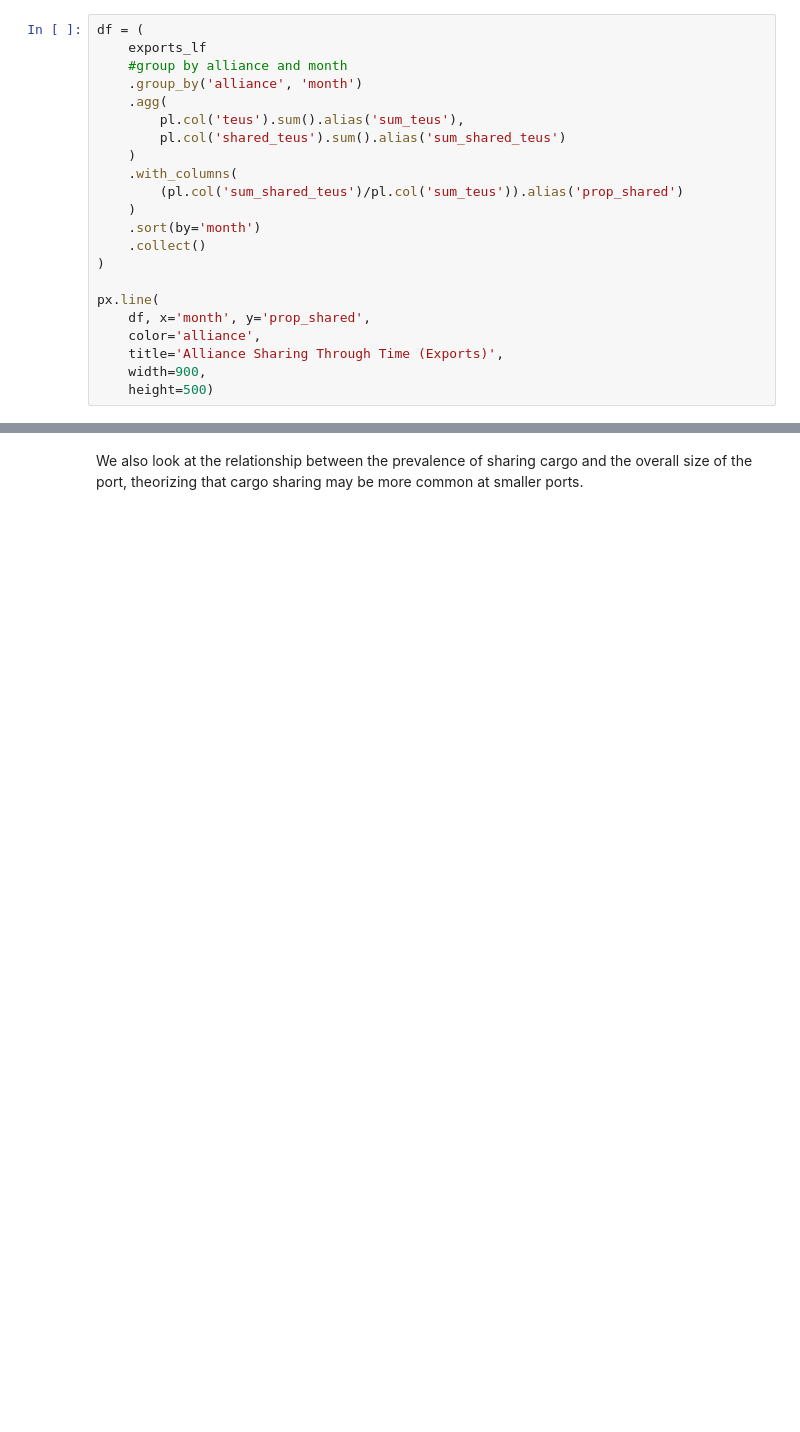
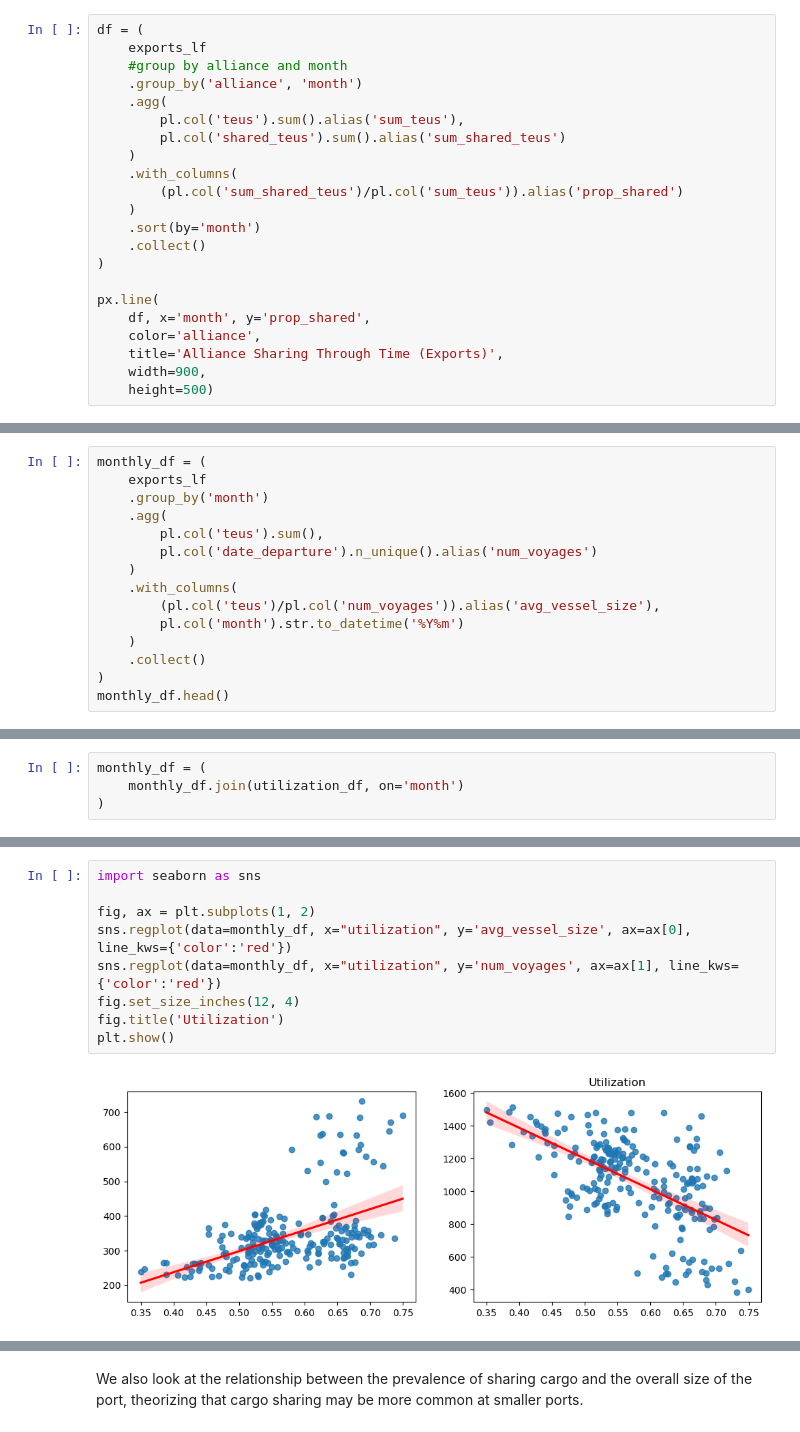
Before and after one commit to epistemetrica/Ocean-Carrier-Alliances-Project, a Jupyter notebook: oca_analyze_pnrec.ipynb, the cells around one changed output, grey strips where cells are left out. Saved outputs shown, nothing was run; the diff lists cells and outputs as text; blank space fills up the shorter version.

```diff
--- a/oca_analyze_pnrec.ipynb
+++ b/oca_analyze_pnrec.ipynb
@@ -556,0 +824,15 @@ px.line(
+# %%
+monthly_df = (
+    exports_lf
+    .group_by('month')
+    .agg(
+        pl.col('teus').sum(),
+        pl.col('date_departure').n_unique().alias('num_voyages')
+    )
+    .with_columns(
+        (pl.col('teus')/pl.col('num_voyages')).alias('avg_vessel_size'),
+        pl.col('month').str.to_datetime('%Y%m')
+    )
+    .collect()
+)
+monthly_df.head()
@@ -556,0 +848,4 @@ px.line(
+# %%
+monthly_df = (
+    monthly_df.join(utilization_df, on='month')
+)
@@ -556,0 +885,11 @@ px.line(
+# %%
+import seaborn as sns
+
+fig, ax = plt.subplots(1, 2)
+sns.regplot(data=monthly_df, x="utilization", y='avg_vessel_size', ax=ax[0], line_kws={'color':'red'})
+sns.regplot(data=monthly_df, x="utilization", y='num_voyages', ax=ax[1], line_kws={'color':'red'})
+fig.set_size_inches(12, 4)
+fig.title('Utilization')
+plt.show()
+# %% [output]
+[figure, added]
```
Also changed, not shown: parts of 23 cells of this notebook, 14 other files.
